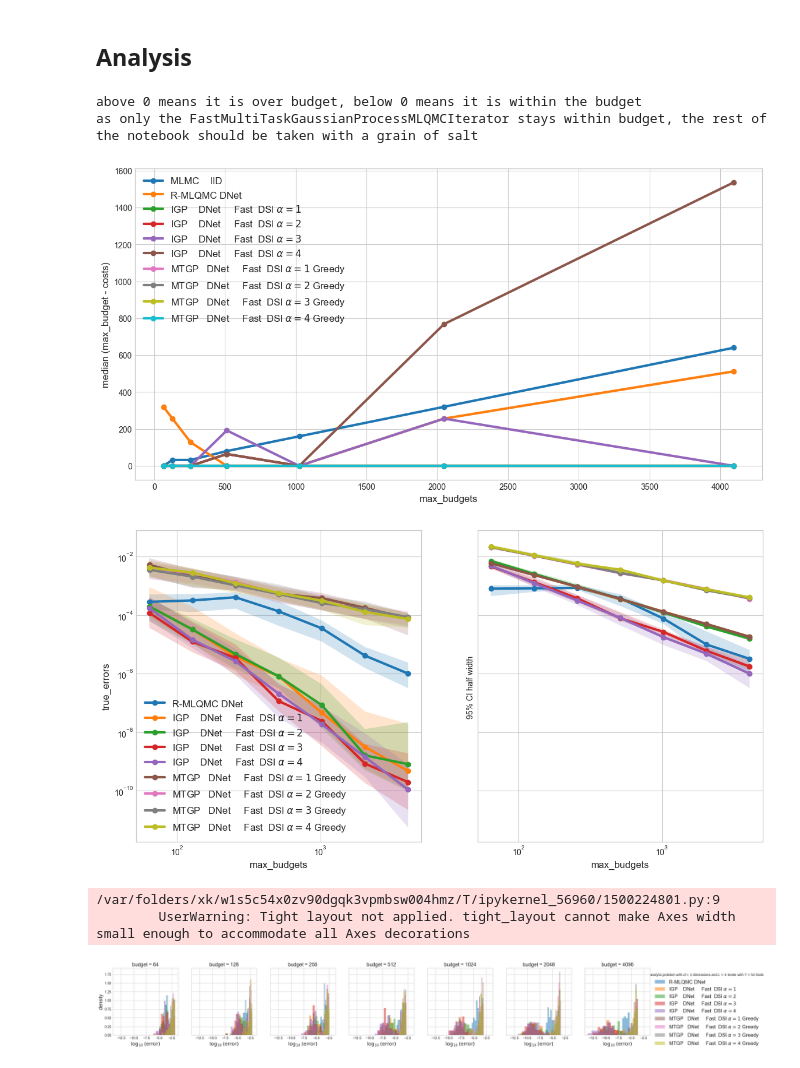
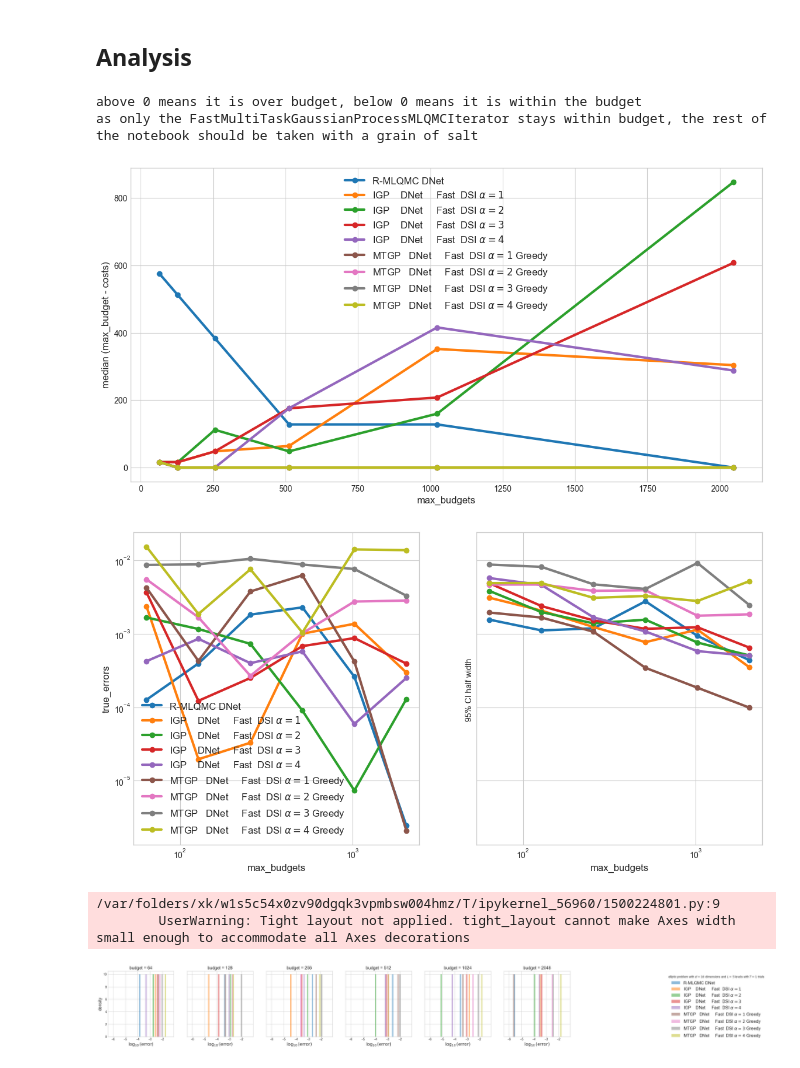
Before and after one commit to sandialabs/mlqmcpy, a Jupyter notebook: examples/budgeted_comparison.ipynb, the cells around one changed output. Drawn from its saved outputs; the diff is of its cells as text; code cells hidden in the pictures.

Commit message:
force greedy solver under budget + patch ratio

```diff
--- a/examples/budgeted_comparison.ipynb
+++ b/examples/budgeted_comparison.ipynb
@@ -24,10 +24,10 @@ alpha = .2
 # %%
 force_experiment = False
 problem_dim_levels = (analytic,2,3)
-#problem_dim_levels = (elliptic,8,3)
+#problem_dim_levels = (elliptic,10,5)
 #problem_dim_levels = (asian_option,12,5)
 problem,dimension,num_levels = problem_dim_levels
-dataroot = "budgeted_comparison_data/comp.%s.d%d.levels%d.DNET/"%(problem.__name__,dimension,num_levels)
+dataroot = "budgeted_comparison_data/comp.%s.d%d.levels%d.DNET.SCRATCH/"%(problem.__name__,dimension,num_levels)
 verbose = 10
 n_ref = 2**19
 
@@ -35,9 +35,10 @@ if not os.path.exists(dataroot): os.makedirs(dataroot)
 
 if not os.path.isfile(dataroot+"data.npy") or force_experiment:
     # parameters
+    initial_sample_size_prop = 1/8
     initial_sample_size = 2**(num_levels-np.arange(num_levels)+3)
-    max_budgets = 2**np.arange(6,13)
-    trials = 50#100
+    max_budgets = 2**np.arange(6,12)
+    trials = 10#100
 
     kwargs_fastgp_fit = {"loss_metric":"MLL","stop_crit_improvement_threshold":1e-1,"verbose":0}
 
@@ -111,8 +112,8 @@ if not os.path.isfile(dataroot+"data.npy") or force_experiment:
             for t in range(trials):
                 iterator = IteratorClass(
                     dimension,
-                    initial_sample_size=initial_sample_size,
-                    cost_per_level=cost_per_level,
+                    initial_sample_size = initial_sample_size,
+                    cost_per_level = cost_per_level,
                     max_budget = max_budget,
                     **kwargs)
                 problem_l_or_ml = problem if isinstance(iterator,mp.MultiTaskGaussianProcessMLQMCIterator) else problem.ml
@@ -191,28 +192,28 @@ print("as only the FastMultiTaskGaussianProcessMLQMCIterator stays within budget
 # %% [output]
 above 0 means it is over budget, below 0 means it is within the budget
 as only the FastMultiTaskGaussianProcessMLQMCIterator stays within budget, the rest of the notebook should be taken with a grain of salt
-[figure, old version]
+[figure, new version]
 # %%
 confidence = .95
 beta = scipy.stats.norm.ppf(1-(1-confidence)/2)
 fig,ax = pyplot.subplots(nrows=1,ncols=2,figsize=(WIDTH,WIDTH/2),sharey=True,sharex=True)
 for i,name in enumerate(names):
     for j,vals in enumerate([true_errors[i],beta*std_errors[i]]):
         q_low = np.nanquantile(vals,.25,axis=1)
         q_med = np.nanquantile(vals,.5,axis=1)
         q_high = np.nanquantile(vals,.75,axis=1)
-        ax[j].plot(max_budgets,q_med,'-o',label=name,linewidth=LW)
+        ax[j].plot(max_budgets,q_med,'-o',label=name,linewidth=LW,alpha=1)
         #ax[j].scatter(costs[i],vals,color=COLORS[i])
         ax[j].fill_between(max_budgets,q_low,q_high,alpha=alpha)
 ax[0].legend(frameon=False,fontsize="large")
 ax[0].set_yscale("log",base=10)
 ax[0].set_xscale("log",base=10)
 ax[0].set_ylabel("true_errors",fontsize="large")
 ax[1].set_ylabel("%d%% CI half width "%int(100*confidence))
 for j in range(2):
     ax[j].set_xlabel("max_budgets",fontsize="large")
 # %% [output]
-[figure, old version]
+[figure, new version]
 # %%
 fig,ax = pyplot.subplots(nrows=1,ncols=len(max_budgets),figsize=(WIDTH*2,WIDTH/(len(max_budgets)+1)*2),sharex=True,sharey=True)
 for j in range(len(max_budgets)):
@@ -228,7 +229,7 @@ fig.savefig(dataroot+"densities.pdf",transparent=True,bbox_inches="tight")
 # %% [output]
 /var/folders/xk/w1s5c54x0zv90dgqk3vpmbsw004hmz/T/ipykernel_56960/1500224801.py:9
         UserWarning: Tight layout not applied. tight_layout cannot make Axes width small enough to accommodate all Axes decorations
-[figure, old version]
+[figure, new version]
 # %%
 fig,ax = pyplot.subplots(nrows=len(max_budgets),ncols=1,figsize=(WIDTH/4,WIDTH*len(max_budgets)/3),sharex=True,sharey=True)
 for i,name in enumerate(names):
```
Also changed, not shown: parts of 2 cells of this notebook, 4 other files.
